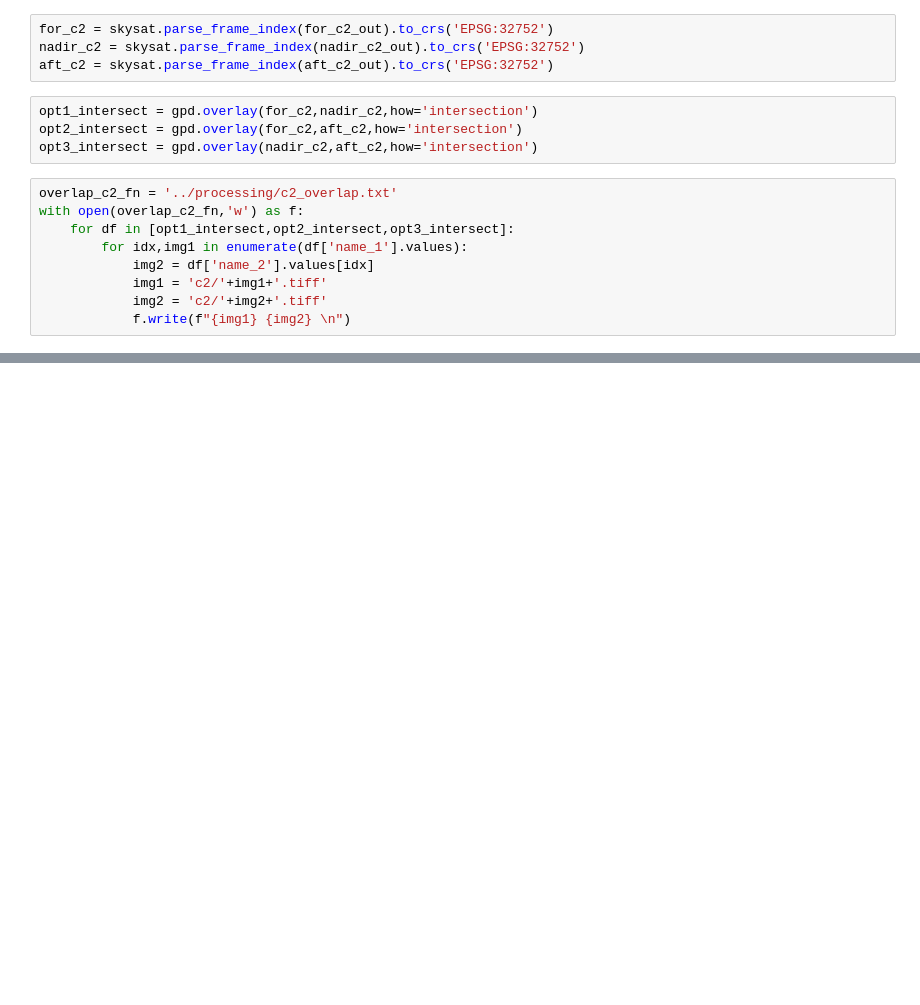
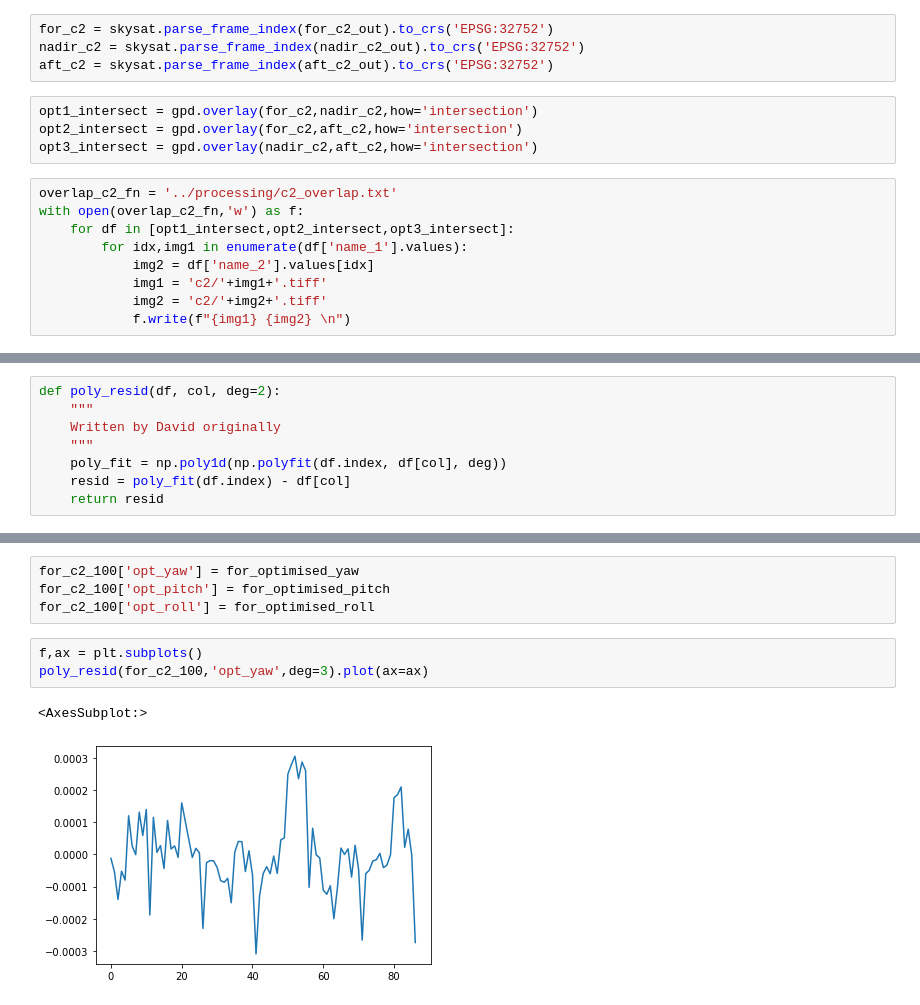
Before and after one commit to uw-cryo/skysat_stereo, a Jupyter notebook: notebooks/skysat_l1a_bundle_adjustment.ipynb, the cells around one changed output, grey strips where cells are left out. Saved outputs shown, nothing was run; the diff lists cells and outputs as text; blank space fills up the shorter version.

```diff
--- a/notebooks/skysat_l1a_bundle_adjustment.ipynb
+++ b/notebooks/skysat_l1a_bundle_adjustment.ipynb
@@ -445,0 +698,8 @@ with open(overlap_c2_fn,'w') as f:
+# %%
+def poly_resid(df, col, deg=2):
+    """
+    Written by David originally
+    """
+    poly_fit = np.poly1d(np.polyfit(df.index, df[col], deg))
+    resid = poly_fit(df.index) - df[col]
+    return resid
@@ -445,0 +716,10 @@ with open(overlap_c2_fn,'w') as f:
+# %%
+for_c2_100['opt_yaw'] = for_optimised_yaw
+for_c2_100['opt_pitch'] = for_optimised_pitch
+for_c2_100['opt_roll'] = for_optimised_roll
+# %%
+f,ax = plt.subplots()
+poly_resid(for_c2_100,'opt_yaw',deg=3).plot(ax=ax)
+# %% [output]
+<AxesSubplot:>
+[figure, added]
```
Also changed, not shown: parts of 78 cells of this notebook.
